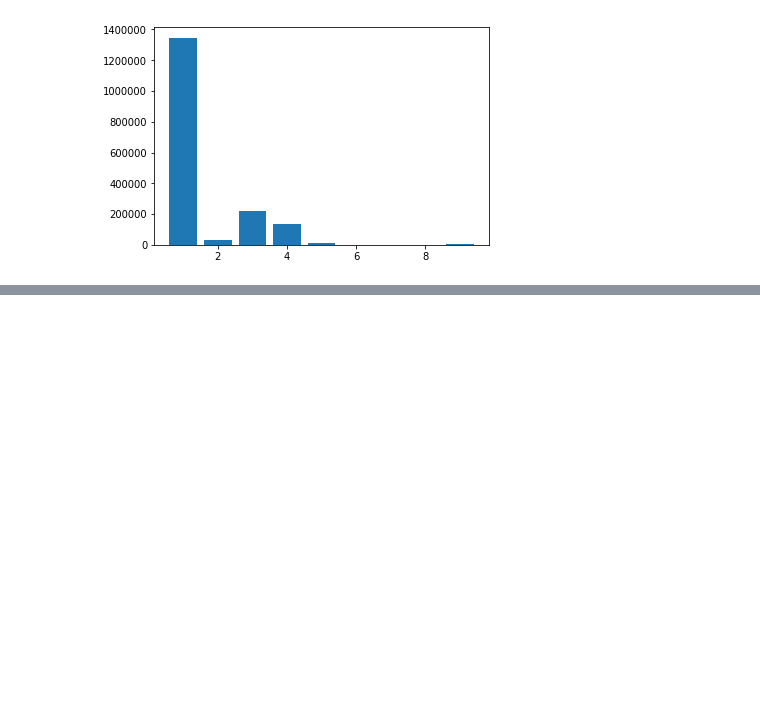
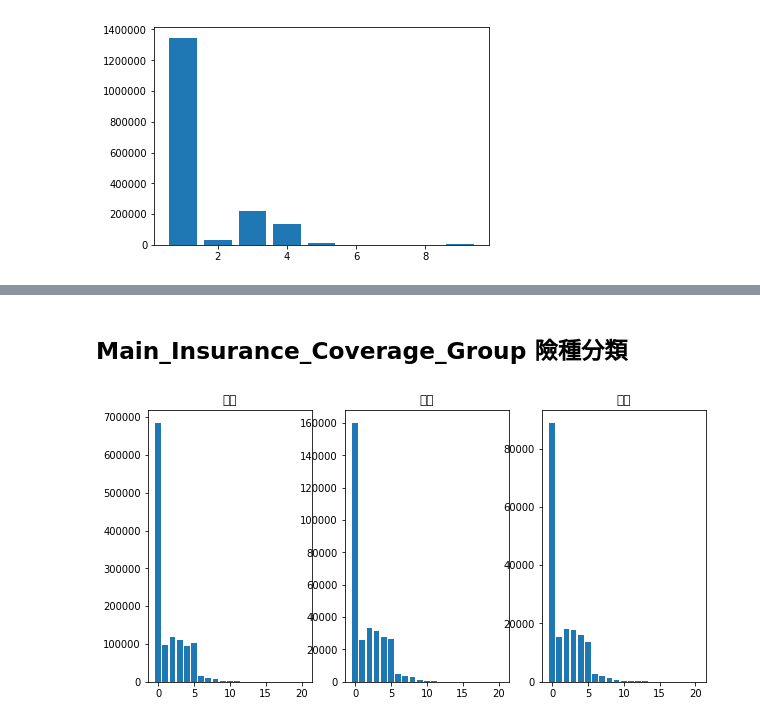
Before and after one commit to taipingeric/tbddd, a Jupyter notebook: EDA.ipynb, the cells around one changed output, grey strips where cells are left out. Cells and saved outputs as stored; diff of their text form; code cells hidden in the pictures; blank space fills up the shorter version.

```diff
--- a/EDA.ipynb
+++ b/EDA.ipynb
@@ -131,0 +227,2 @@ plt.bar(sorted(df_car['car_types'].unique()), df_car['car_types'].value_counts()
+# %% [markdown]
+## Main_Insurance_Coverage_Group 險種分類
@@ -131,0 +252,38 @@ plt.bar(sorted(df_car['car_types'].unique()), df_car['car_types'].value_counts()
+# %%
+# 車責本期級數 in 險種分類
+lia_classes = ['車責', '車損', '竊盜']
+plt.figure(figsize=(10,5))
+for index, lia_class in enumerate(lia_classes):
+    lia_class_value_count = df_policy.loc[df_policy['Main_Insurance_Coverage_Group'] == lia_class, 'lia_class'].value_counts().sort_index()
+    plt.subplot(1,3,index+1)
+    plt.title(lia_class)
+    plt.bar(np.arange(len(lia_class_value_count)), lia_class_value_count)
+
+#     for x in sorted(set(df1[col])):
+#         print(x, df1[df1['lia_class']== x].shape[0]/df1.shape[0]*100)
+# '''
+# (%)
+# -1  54.632198033707866
+# 0   7.66486848825332
+# 1   9.491189989785495
+# 2   8.888294816138917
+# 3   7.6516215526046985
+# 4   8.230975485188969
+# 5   1.2548678498467825
+# 6   0.8911357252298264
+# 7   0.6505362614913177
+# 8   0.2353326098059244
+# 9   0.16678370786516852
+# 10  0.09847420837589378
+# 11  0.04365104698672114
+# 12  0.0400600102145046
+# 13  0.022902834525025534
+# 14  0.010852911133810011
+# 15  0.009576098059244127
+# 16  0.007581077630234934
+# 17  0.001995020429009193
+# 18  0.0040698416751787534
+# 19  0.0030324310520939736
+# '''
+# %% [output]
+[figure, added]
```
Also changed, not shown: parts of 11 cells of this notebook.
